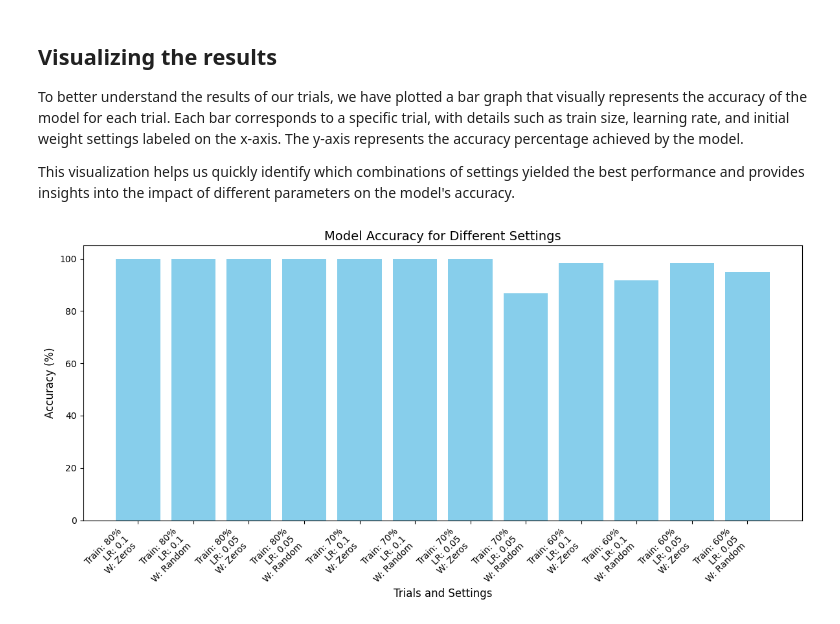
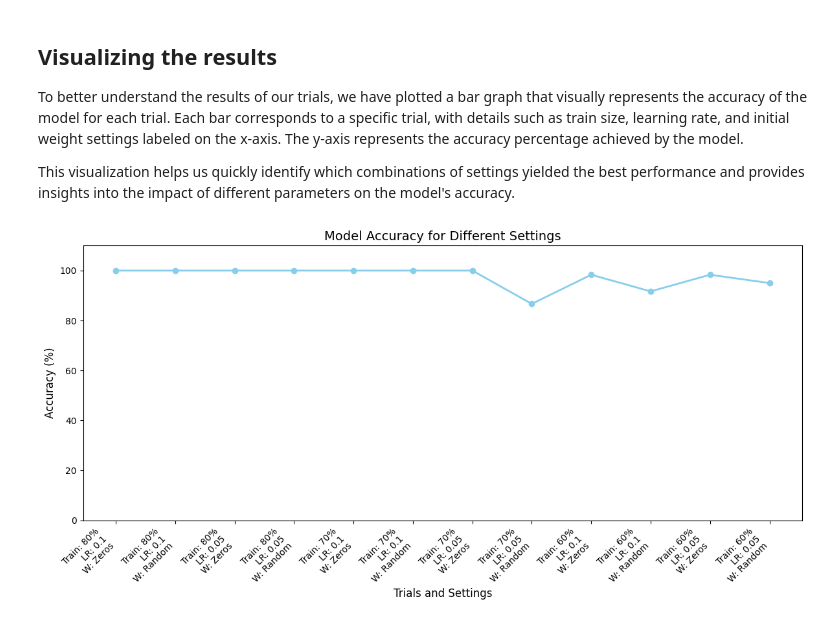
Before and after one commit to Sam-Gunawan/health-detection-iris, a Jupyter notebook: model.ipynb, the cells around one changed output. Saved outputs shown, nothing was run; the diff lists cells and outputs as text; code cells hidden in the pictures.

Commit message:
converted the bar graph to line graph, feels more fitting

```diff
--- a/model.ipynb
+++ b/model.ipynb
@@ -216,18 +216,19 @@ This visualization helps us quickly identify which combinations of settings yiel
 # %%
 # Prepare data for the graph
 x_labels = [
     f"Train: {int(train_sizes[i//4] * 100)}%\nLR: {all_learning_rates[(i//2) % 2]}\nW: {'Zeros' if weights_all_zeros[i % 2] else 'Random'}"
     for i in range(len(accuracies))
 ]
 
 # Plot the graph
 plt.figure(figsize=(12, 6))
-plt.bar(x_labels, accuracies, color='skyblue')
+plt.plot(x_labels, accuracies, marker='o', linewidth=2, color='skyblue')
 plt.xticks(rotation=45, ha='right', fontsize=10)
 plt.xlabel("Trials and Settings", fontsize=12)
 plt.ylabel("Accuracy (%)", fontsize=12)
+plt.ylim(0, 110)
 plt.title("Model Accuracy for Different Settings", fontsize=14)
 plt.tight_layout()
 plt.show()
 # %% [output]
-[figure, old version]
+[figure, new version]
```
Also changed, not shown: 1 other file.
